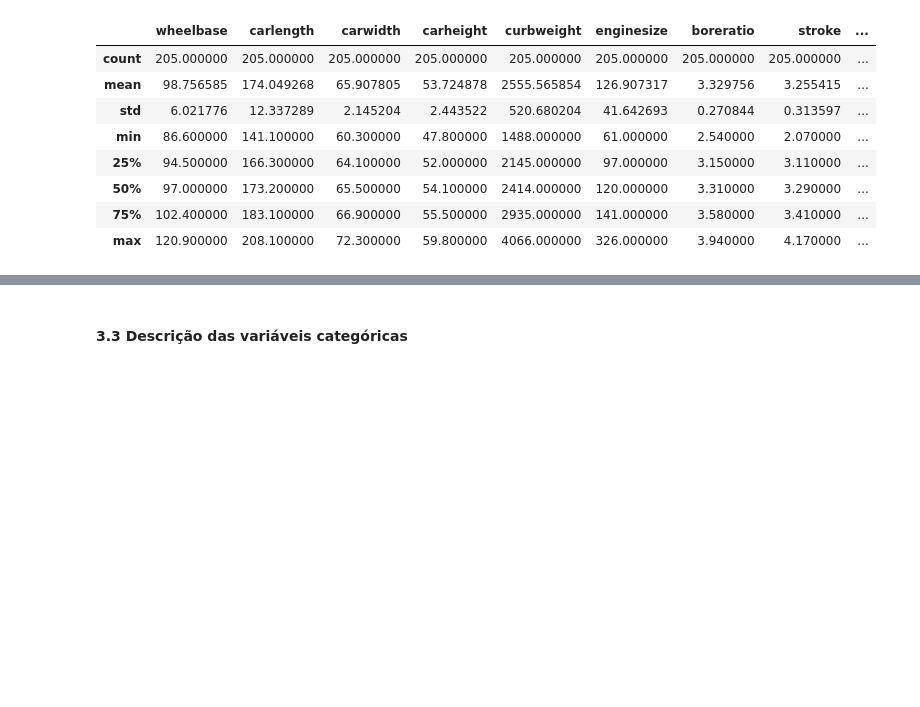
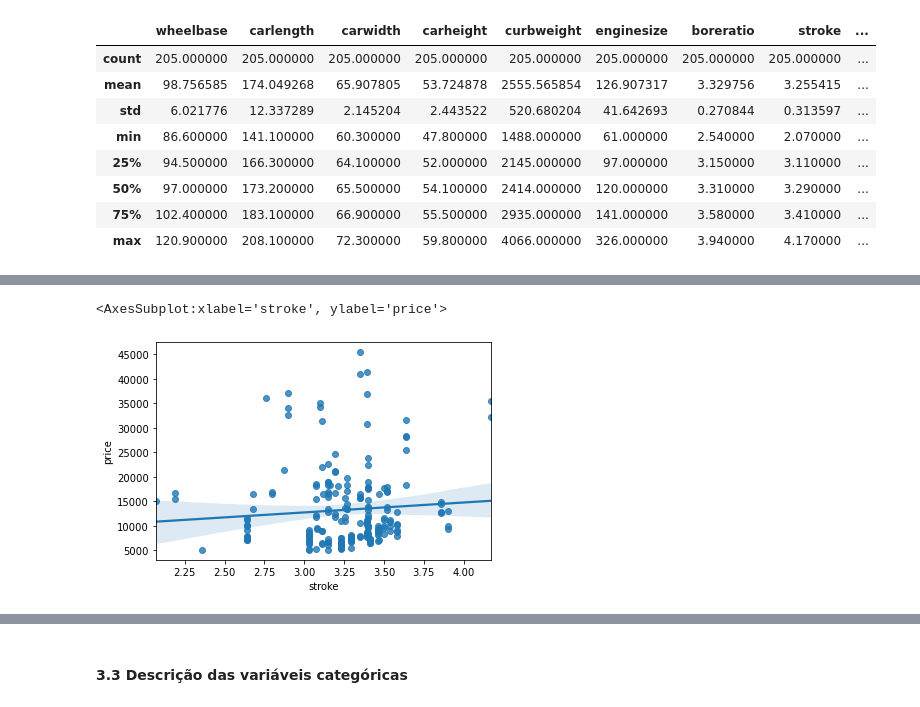
Before and after one commit to carollzambelli/topicos-ml, a Jupyter notebook: Regressao/regressao.ipynb, the cells around one changed output, grey strips where cells are left out. Cells and saved outputs as stored; diff of their text form; code cells hidden in the pictures; blank space fills up the shorter version.

```diff
--- a/Regressao/regressao.ipynb
+++ b/Regressao/regressao.ipynb
@@ -195,0 +192,5 @@ sns.heatmap(df[num_vars].corr(),cmap="Blues")
+# %%
+sns.regplot(df['stroke'], df['price'])
+# %% [output]
+<AxesSubplot:xlabel='stroke', ylabel='price'>
+[figure, added]
```
Also changed, not shown: parts of 38 cells of this notebook, 1 other file.
